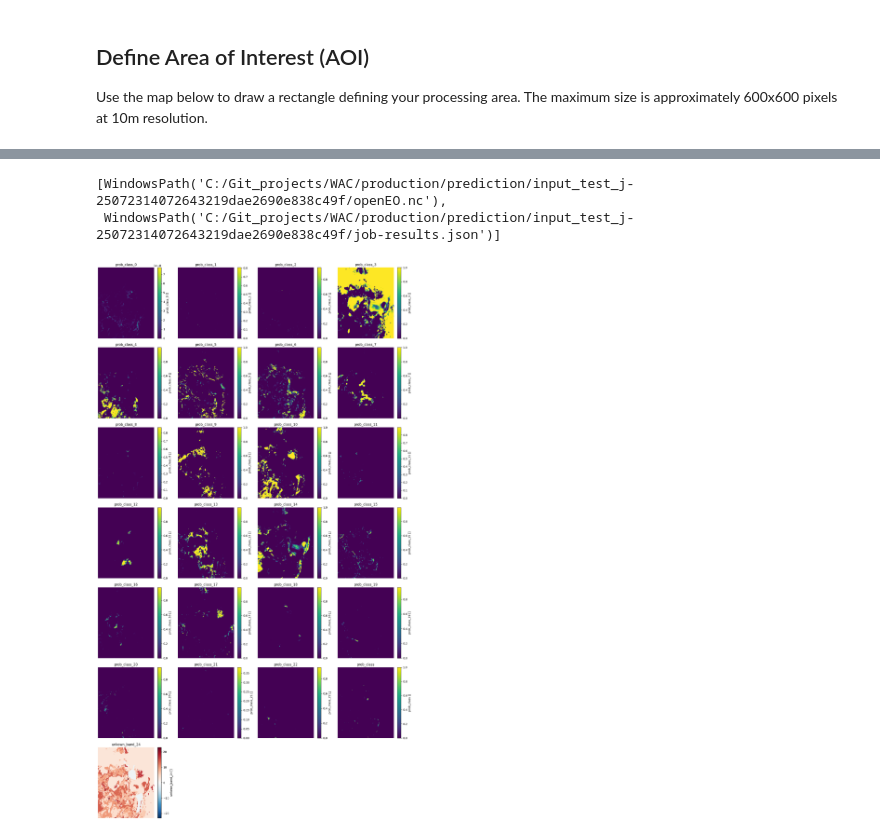
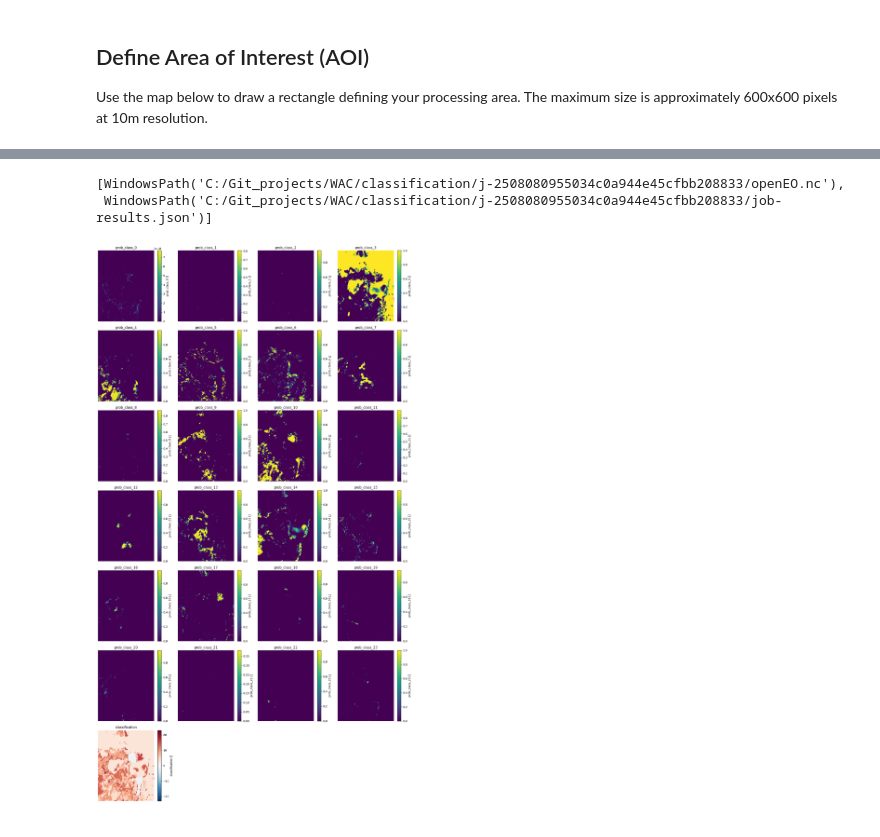
Before and after one commit to masolele/WAC, a Jupyter notebook: classification/full_processing_pipeline.ipynb, the cells around one changed output, grey strips where cells are left out. Saved outputs shown, nothing was run; the diff lists cells and outputs as text; code cells hidden in the pictures.

```diff
--- a/classification/full_processing_pipeline.ipynb
+++ b/classification/full_processing_pipeline.ipynb
@@ -61,38 +94,38 @@ Authenticated using refresh token.
 # %%
-OUTPUT_DIR = "C:/Git_projects/WAC/production/prediction/input_test_" + job.job_id
+OUTPUT_DIR = "C:\\Git_projects\\WAC\\classification\\" + job.job_id
 OUTPUT_FILE_ROI = f"{OUTPUT_DIR}"
 job.get_results().download_files(OUTPUT_FILE_ROI)
 # %% [output]
-[WindowsPath('C:/Git_projects/WAC/production/prediction/input_test_j-25072314072643219dae2690e838c49f/openEO.nc'),
- WindowsPath('C:/Git_projects/WAC/production/prediction/input_test_j-25072314072643219dae2690e838c49f/job-results.json')]
+[WindowsPath('C:/Git_projects/WAC/classification/j-2508080955034c0a944e45cfbb208833/openEO.nc'),
+ WindowsPath('C:/Git_projects/WAC/classification/j-2508080955034c0a944e45cfbb208833/job-results.json')]
 # %%
 
 
 import matplotlib.pyplot as plt
 import xarray as xr
 # Load dataset
-ds = xr.open_dataset("C:/Git_projects/WAC/production/prediction/input_test_j-25072314072643219dae2690e838c49f/openEO.nc")
+ds = xr.open_dataset("C:/Git_projects/WAC/classification/j-2508080955034c0a944e45cfbb208833/openEO.nc")
 
 # Filter only variables with dimensions (t, y, x)
 variables_to_plot = [var for var in ds.data_vars if {'t', 'y', 'x'}.issubset(ds[var].dims)]
 
 n = len(variables_to_plot)
 ncols = 4  # adjust based on how wide you want the figure
 nrows = -(-n // ncols)  # ceiling division
 
 fig, axes = plt.subplots(nrows=nrows, ncols=ncols, figsize=(4*ncols, 4*nrows))
 
 for i, var in enumerate(variables_to_plot):
     ax = axes.flat[i]
     ds[var].isel(t=0).plot(ax=ax, add_colorbar=True)
     ax.set_title(var)
     ax.axis('off')
 
 # Hide any unused subplots
 for j in range(i + 1, len(axes.flat)):
     axes.flat[j].axis('off')
 
 plt.tight_layout()
 plt.show()
 # %% [output]
-[figure, old version]
+[figure, new version]
```
Also changed, not shown: parts of 3 cells of this notebook, 1 other file.
